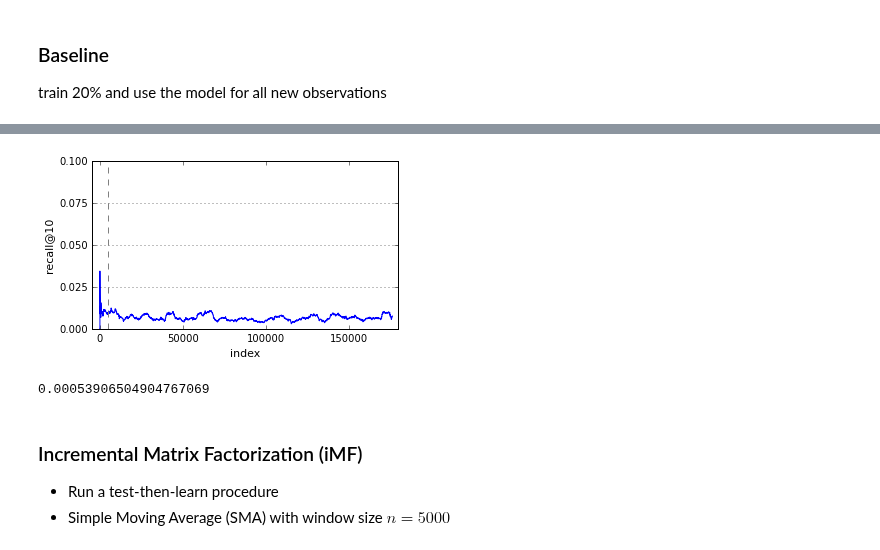
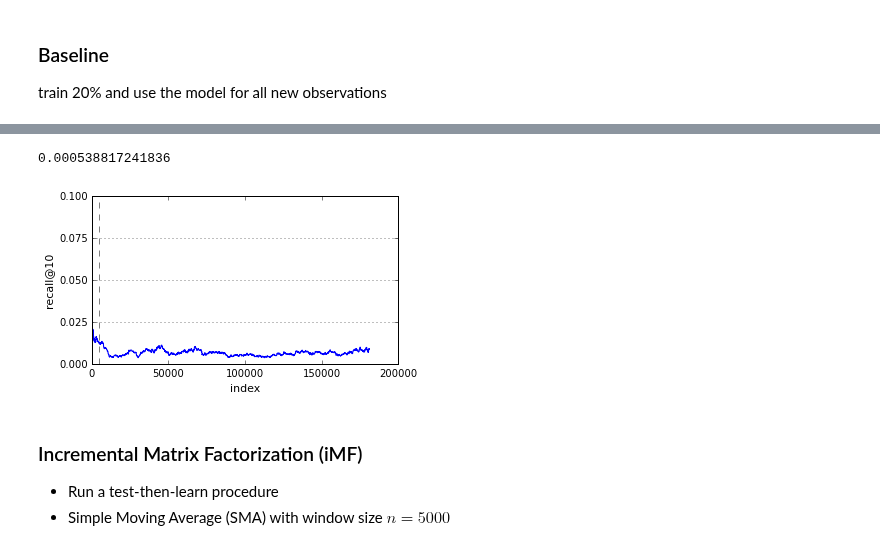
Before and after one commit to takuti/stream-recommender, a Jupyter notebook: stream-recommender.ipynb, the cells around one changed output, grey strips where cells are left out. Cells and saved outputs as stored; diff of their text form; code cells hidden in the pictures.

```diff
--- a/stream-recommender.ipynb
+++ b/stream-recommender.ipynb
@@ -88,15 +40,44 @@ The autoreload extension is already loaded. To reload it, use:
+# %%
+colors = [(31, 119, 180), (174, 199, 232), (255, 127, 14), (255, 187, 120),
+          (44, 160, 44), (152, 223, 138), (214, 39, 40), (255, 152, 150),
+          (148, 103, 189), (197, 176, 213), (140, 86, 75), (196, 156, 148),
+          (227, 119, 194), (247, 182, 210), (127, 127, 127), (199, 199, 199),
+          (188, 189, 34), (219, 219, 141), (23, 190, 207), (158, 218, 229)]
+
+# [0, 255] -> [0.0, 1.0]
+for i in range(len(colors)):
+    r, g, b = colors[i]
+    colors[i] = (r / 255., g / 255., b / 255.)
 # %%
-def plot_setting(fig, ax):
+def plot_setting(fig, ax, head=0):
     ax.set_xlabel('index', fontsize=11)
     ax.set_ylabel('recall@10', fontsize=11)
     ax.yaxis.grid(True)
-    ax.set_xticks([0, 50000, 100000, 150000])
+    #ax.set_xticks([0, 50000, 100000, 150000])
     ax.set_yticks([0.00, 0.025, 0.05, 0.075, 0.10])
-    ax.set_xlim([-5000.0, 180000])
+    #ax.set_xlim([-5000.0, 180000])
     ax.set_ylim([0.0, 0.10])
-    ax.axvline(x=window_size, linewidth=1, linestyle='--', color='gray')
+
+    # 20% pre-train | 80% evaluate
+    ax.axvline(x=head, linewidth=1, linestyle='--', color=colors[14])
+
+    # head-of-evaluate | first 5000 samples (1st window)
+    ax.axvline(x=head+5000-1, linewidth=1, linestyle='--', color=colors[14])
+
     fig.set_size_inches((5.5,3))
     fig.patch.set_alpha(0.0)
+# %%
+def show_result(path):
+    with open(path) as f:
+        lines = map(lambda l: float(l.rstrip()), f.readlines())
+        time = lines[0]
+        avgs = lines[1:]
+
+    fig, ax = plt.subplots()
+    ax.plot(np.arange(len(avgs)), avgs)
+    plot_setting(fig, ax)
+
+    return avgs, time
 # %% [markdown]
 ## Evaluation methodology
 
@@ -177,13 +100,9 @@ Wall time: 1min 52s
-# %%
-fig, ax = plt.subplots()
-ax.plot(range(len(base_avgs)), base_avgs)
-plot_setting(fig, ax)
-# %% [output]
-[figure, removed]
-# %%
-np.average(base_times)
-# %% [output]
-0.00053906504904767069
+# %%
+base_avgs, base_time = show_result('results/baseline.txt')
+base_time
+# %% [output]
+0.000538817241836
+[figure, added]
 # %% [markdown]
 ### Incremental Matrix Factorization (iMF)
 
```
Also changed, not shown: parts of 36 cells of this notebook.
